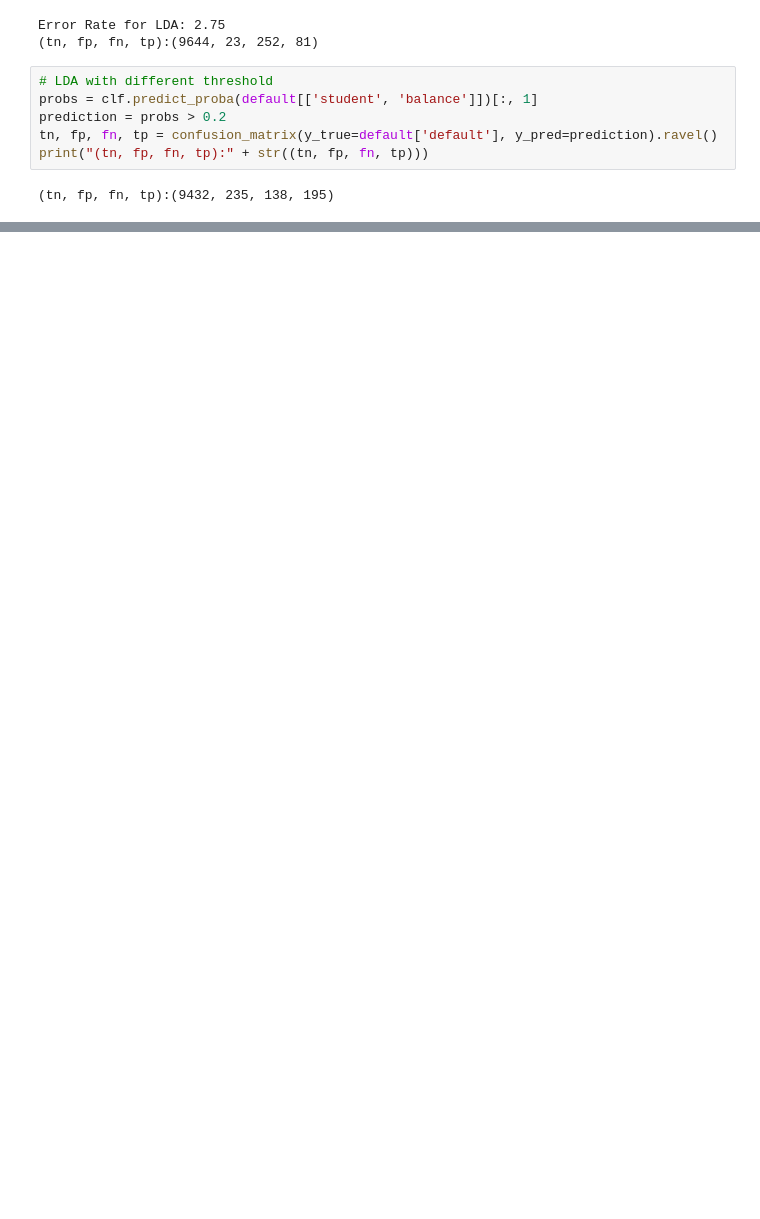
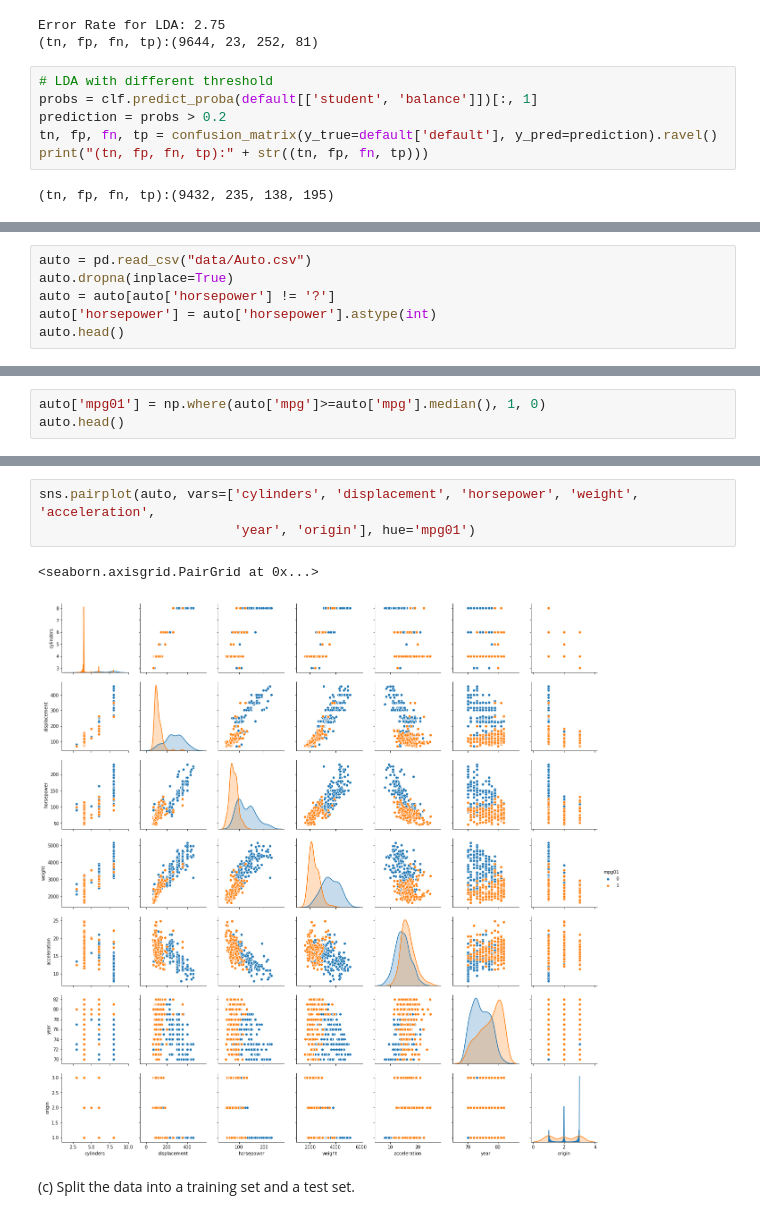
Before and after one commit to amitrajan012/Introduction-to-Statistical-Learning, a Jupyter notebook: Classification.ipynb, the cells around one changed output, grey strips where cells are left out. Drawn from its saved outputs; the diff is of its cells as text; blank space fills up the shorter version.

```diff
--- a/Classification.ipynb
+++ b/Classification.ipynb
@@ -225,0 +605,6 @@ print("(tn, fp, fn, tp):" + str((tn, fp, fn, tp)))
+# %%
+auto = pd.read_csv("data/Auto.csv")
+auto.dropna(inplace=True)
+auto = auto[auto['horsepower'] != '?']
+auto['horsepower'] = auto['horsepower'].astype(int)
+auto.head()
@@ -225,0 +620,3 @@ print("(tn, fp, fn, tp):" + str((tn, fp, fn, tp)))
+# %%
+auto['mpg01'] = np.where(auto['mpg']>=auto['mpg'].median(), 1, 0)
+auto.head()
@@ -225,0 +634,8 @@ print("(tn, fp, fn, tp):" + str((tn, fp, fn, tp)))
+# %%
+sns.pairplot(auto, vars=['cylinders', 'displacement', 'horsepower', 'weight', 'acceleration',
+                         'year', 'origin'], hue='mpg01')
+# %% [output]
+<seaborn.axisgrid.PairGrid at 0x...>
+[figure, added]
+# %% [markdown]
+(c) Split the data into a training set and a test set.
```
Also changed, not shown: parts of 58 cells of this notebook.
